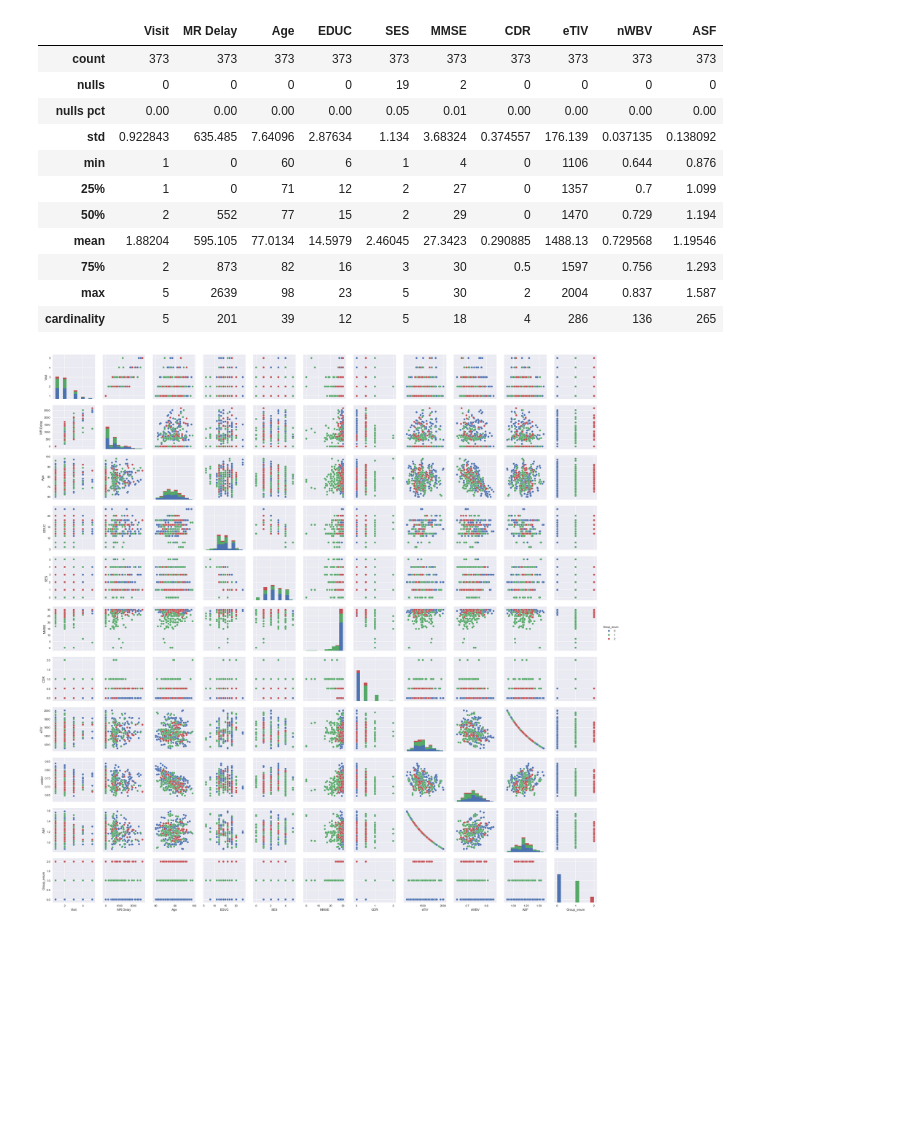
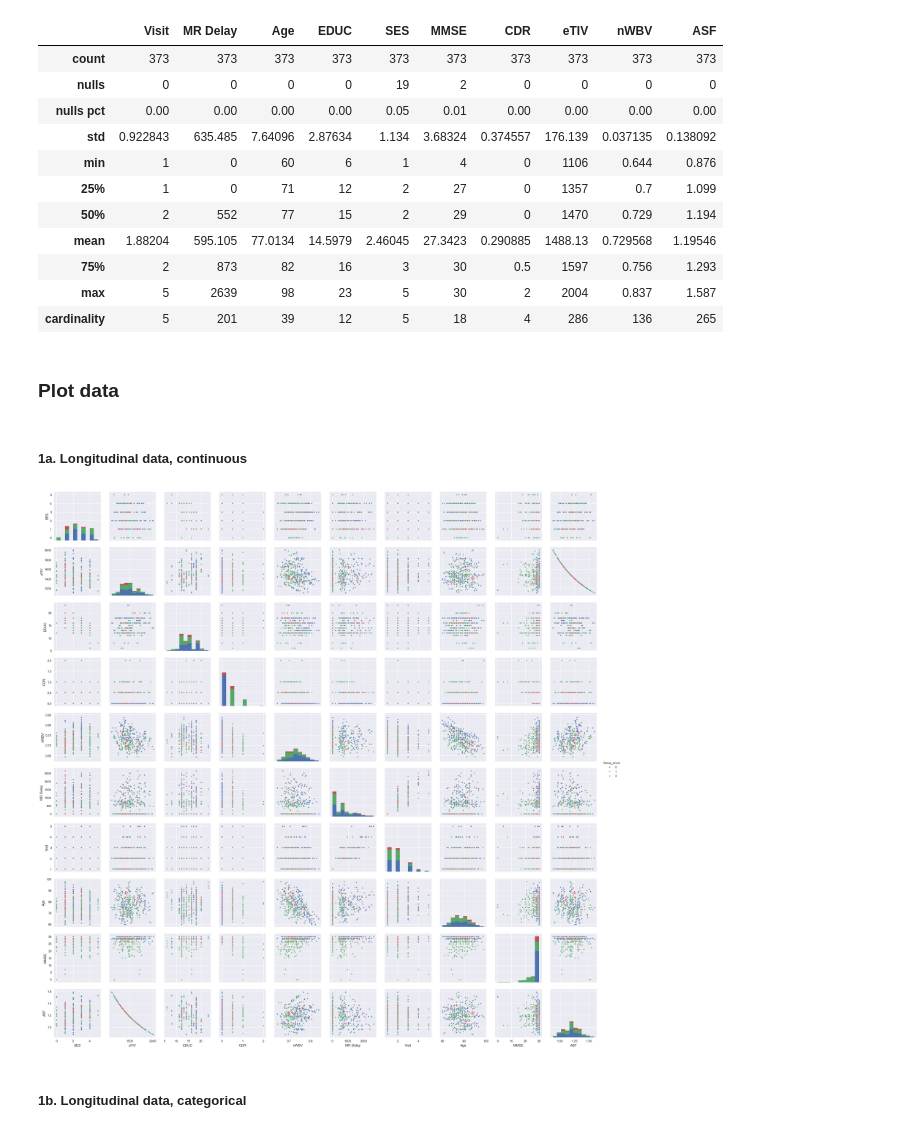
Before and after one commit to jlouie3/Conda_Notebooks, a Jupyter notebook: Projects/DementiaPrediction/1_Intro_and_Import.ipynb, the cells around one changed output. Cells and saved outputs as stored; diff of their text form; code cells hidden in the pictures; blank space fills up the shorter version.

```diff
--- a/Projects/DementiaPrediction/1_Intro_and_Import.ipynb
+++ b/Projects/DementiaPrediction/1_Intro_and_Import.ipynb
@@ -23,7 +29,8 @@ from functools import reduce
 %matplotlib inline
 import matplotlib.pyplot as plt
 import seaborn as sns
-
+from sklearn.preprocessing import MinMaxScaler
+from sklearn.decomposition import PCA
 
 # Import data to dataframe
 data_dir = os.path.join(parent_project_name,'Projects', 'DementiaPrediction','data')
@@ -32,7 +39,11 @@ long_df = pd.read_csv(os.path.join(data_dir,'oasis_longitudinal.csv'), index_col
 dex.set_columns_to_category_dtype(cs_df)
 dex.set_columns_to_category_dtype(long_df)
 
-long_df['Group_enum'] = dex.enumerate_column(long_df['Group'])
+# Used for plotting
+group_enum = dex.enumerate_column(long_df['Group'])
+
+# Normalized data
+long_df
 # %%
 cs_df.head()
 # %% [output]
@@ -109,8 +130,23 @@ long_continuous
 | 75% | 2 | 873 | 82 | 16 | 3 | 30 | 0.5 | 1597 | 0.756 | 1.293 |
 | max | 5 | 2639 | 98 | 23 | 5 | 30 | 2 | 2004 | 0.837 | 1.587 |
 | cardinality | 5 | 201 | 39 | 12 | 5 | 18 | 4 | 286 | 136 | 265 |
-# %%
-sns.pairplot(data=long_df.select_dtypes(include=[np.number]).fillna(0),hue='Group_enum')
-plt.show()
-# %% [output]
-[figure, removed]
+# %% [markdown]
+### Plot data
+# %% [markdown]
+##### 1a. Longitudinal data, continuous
+# %%
+# Get continous variables in longitudinal data df
+label = 'Group_enum'
+plot_df = dex.get_continuous_data(long_df)
+plot_vars = set(plot_df.columns) - set([label])
+sns.pairplot(data=plot_df,
+             hue=label,
+             vars=plot_vars,
+             diag_kind='hist',
+             kind='scatter',
+             markers='.')
+plt.show()
+# %% [output]
+[figure, added]
+# %% [markdown]
+##### 1b. Longitudinal data, categorical
```
Also changed, not shown: parts of 20 cells of this notebook, 1 other file.
